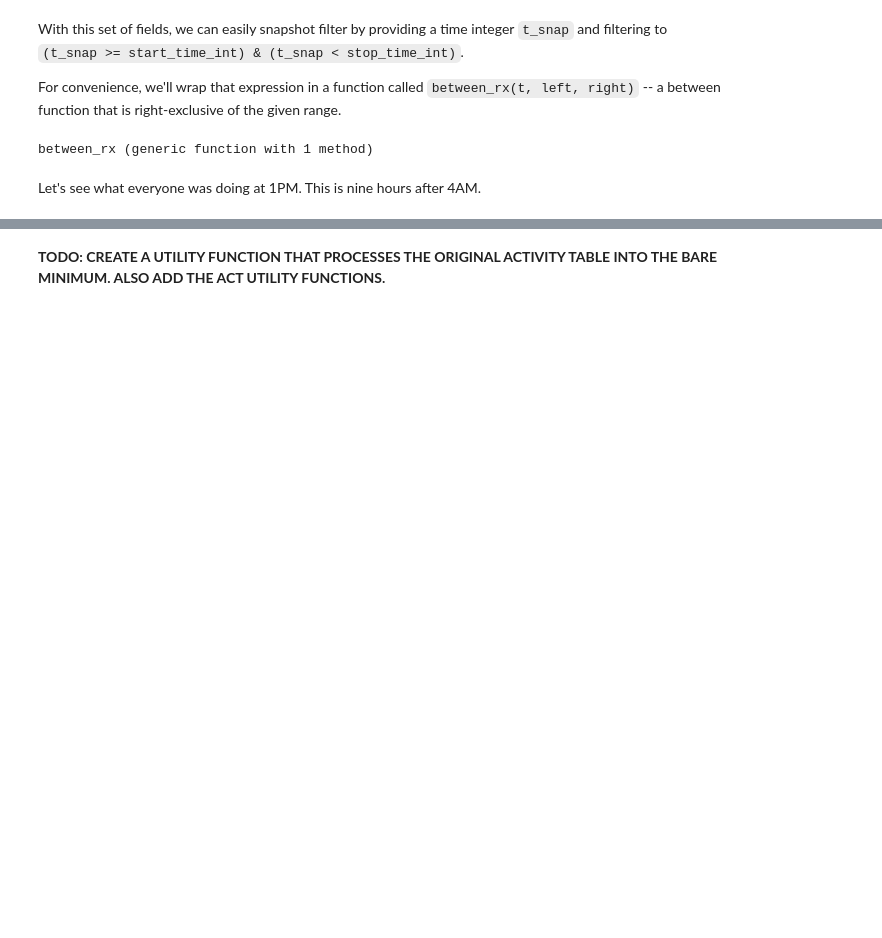
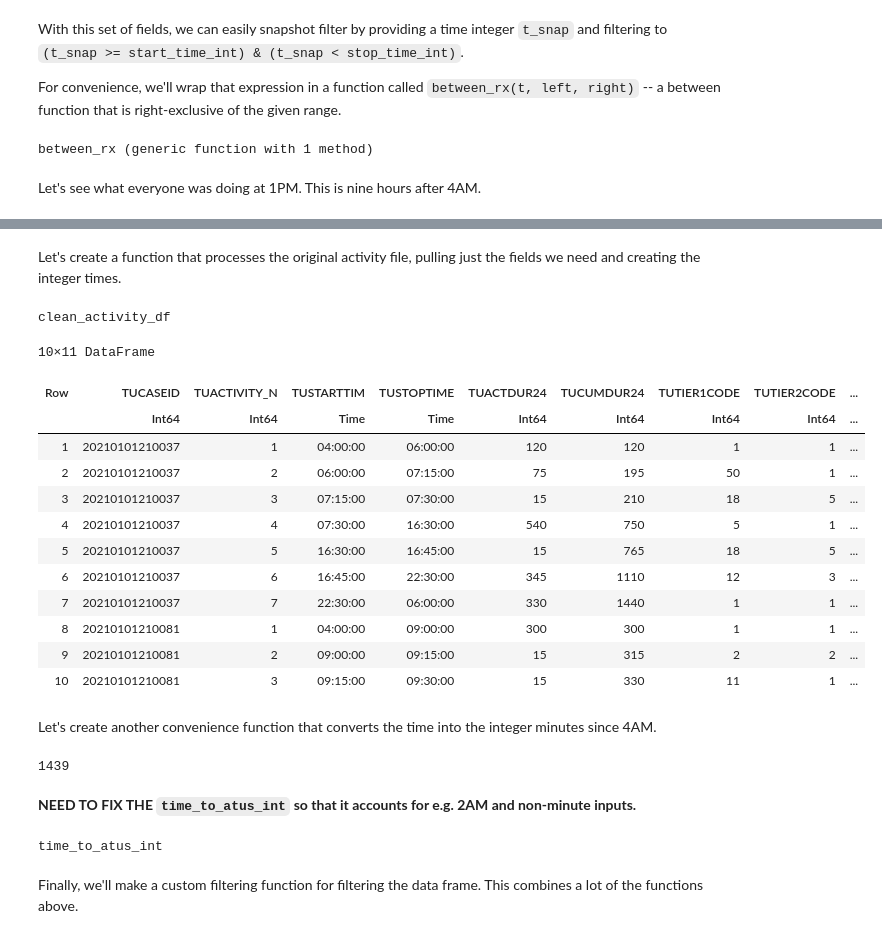
Before and after one commit to mike-herman/DoingRightNow-Analysis, a Jupyter notebook: Journal.ipynb, the cells around one changed output, grey strips where cells are left out. Cells and saved outputs as stored; diff of their text form; code cells hidden in the pictures; blank space fills up the shorter version.

```diff
--- a/Journal.ipynb
+++ b/Journal.ipynb
@@ -930,5 +927,70 @@ filter([:start_time_int, :stop_time_int] => (start, stop) -> between_rx(9*60, st
 | 9034 | 20211212212555 | 7 | 1 | 0 | -1 | 0 | -1 | -1 | -1 | ... |
 | 9035 | 20211212212567 | 4 | 1 | 120 | 120 | 0 | -1 | 120 | -1 | ... |
 | 9036 | 20211212212591 | 4 | 1 | 120 | 120 | 0 | -1 | 120 | -1 | ... |
-# %% [markdown]
-**TODO: CREATE A UTILITY FUNCTION THAT PROCESSES THE ORIGINAL ACTIVITY TABLE INTO THE BARE MINIMUM. ALSO ADD THE ACT UTILITY FUNCTIONS.**
+# %% [markdown]
+Let's create a function that processes the original activity file, pulling just the fields we need and creating the integer times.
+# %%
+"""
+    clean_activity_df(x[, y])
+
+Takes a DataFrame of the ATUS activity file.
+
+Returns a copy of that DataFarme with a subset of columns and adds two additional view columns:
+- `start_time_int`: The integer number of minutes from 4AM when the activity started. This is a lag of `TUCUMDUR24` (defaults to for the first activity).
+- `stop_time_int`: The integer number of minutes from 4AM when the activity stopped. This is a pointer to `TUCUMDUR24`.
+"""
+function clean_activity_df(activity_df)
+    want_cols = [:TUCASEID, :TUACTIVITY_N, :TUSTARTTIM, :TUSTOPTIME, :TUACTDUR24, :TUCUMDUR24, :TUTIER1CODE, :TUTIER2CODE, :TRTIER2]
+    out_df = activity_df[:, want_cols]    # using `:` instead of `!` to make a copy.
+    sort!(out_df, [:TUCASEID, :TUACTIVITY_N])
+    grouped_out_df = groupby(out_df, :TUCASEID)
+    transform!(grouped_out_df, :TUCUMDUR24 => (t -> ShiftedArrays.lag(t, 1, default = 0)) => :start_time_int)
+    transform!(out_df, :TUCUMDUR24 => :stop_time_int)
+    return out_df
+end
+# %% [output]
+clean_activity_df
+# %%
+act = clean_activity_df(act2021);
+first(act,10)
+# %% [output]
+10×11 DataFrame
+| Row | TUCASEID | TUACTIVITY_N | TUSTARTTIM | TUSTOPTIME | TUACTDUR24 | TUCUMDUR24 | TUTIER1CODE | TUTIER2CODE | ... |
+|  | Int64 | Int64 | Time | Time | Int64 | Int64 | Int64 | Int64 | ... |
+| 1 | 20210101210037 | 1 | 04:00:00 | 06:00:00 | 120 | 120 | 1 | 1 | ... |
+| 2 | 20210101210037 | 2 | 06:00:00 | 07:15:00 | 75 | 195 | 50 | 1 | ... |
+| 3 | 20210101210037 | 3 | 07:15:00 | 07:30:00 | 15 | 210 | 18 | 5 | ... |
+| 4 | 20210101210037 | 4 | 07:30:00 | 16:30:00 | 540 | 750 | 5 | 1 | ... |
+| 5 | 20210101210037 | 5 | 16:30:00 | 16:45:00 | 15 | 765 | 18 | 5 | ... |
+| 6 | 20210101210037 | 6 | 16:45:00 | 22:30:00 | 345 | 1110 | 12 | 3 | ... |
+| 7 | 20210101210037 | 7 | 22:30:00 | 06:00:00 | 330 | 1440 | 1 | 1 | ... |
+| 8 | 20210101210081 | 1 | 04:00:00 | 09:00:00 | 300 | 300 | 1 | 1 | ... |
+| 9 | 20210101210081 | 2 | 09:00:00 | 09:15:00 | 15 | 315 | 2 | 2 | ... |
+| 10 | 20210101210081 | 3 | 09:15:00 | 09:30:00 | 15 | 330 | 11 | 1 | ... |
+# %% [markdown]
+Let's create another convenience function that converts the time into the integer minutes since 4AM.
+# %%
+Minute((Time("3:59:00") - Dates.Hour(4)) - Time("00:00:00")).value
+# %% [output]
+1439
+# %% [markdown]
+**NEED TO FIX THE `time_to_atus_int` so that it accounts for e.g. 2AM and non-minute inputs.**
+# %%
+"""
+    time_to_atus_int(t::Dates.Time)::Int
+
+Converts a timestamp to the integer time in minutes since 4AM.
+
+If a value before 4AM is provided (e.g. 3AM) then the minutes between 4AM and that time the following day is provided.
+"""
+function time_to_atus_int(t::Dates.Time)::Int
+    start_of_day = Dates.Time("00:00:00")
+    shifted_t = t - Dates.Hour(4)
+    return floor(shifted_t - start_of_day, Dates.Minute).value
+    #return Dates.Minute(shifted_t - start_of_day).value
+    #return convert(Dates.Minute, t - start_of_day).value
+end
+# %% [output]
+time_to_atus_int
+# %% [markdown]
+Finally, we'll make a custom filtering function for filtering the data frame. This combines a lot of the functions above.
```
Also changed, not shown: parts of 10 cells of this notebook.
